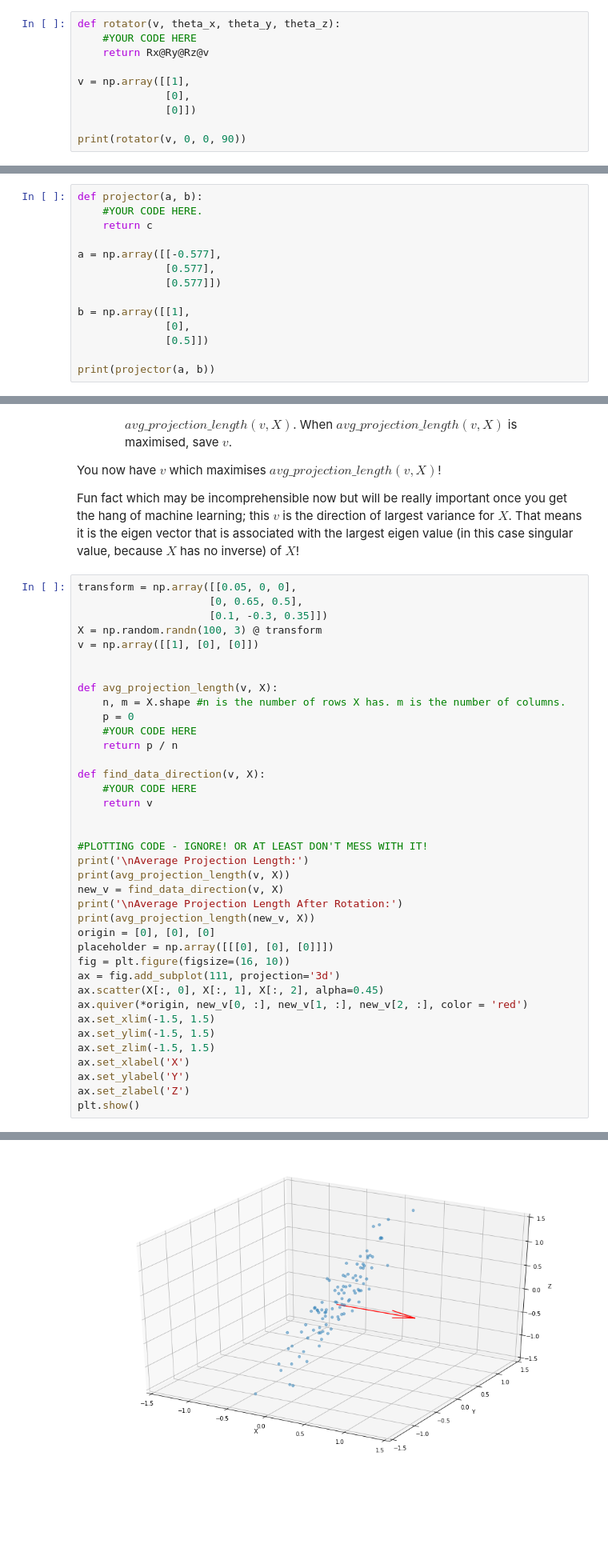
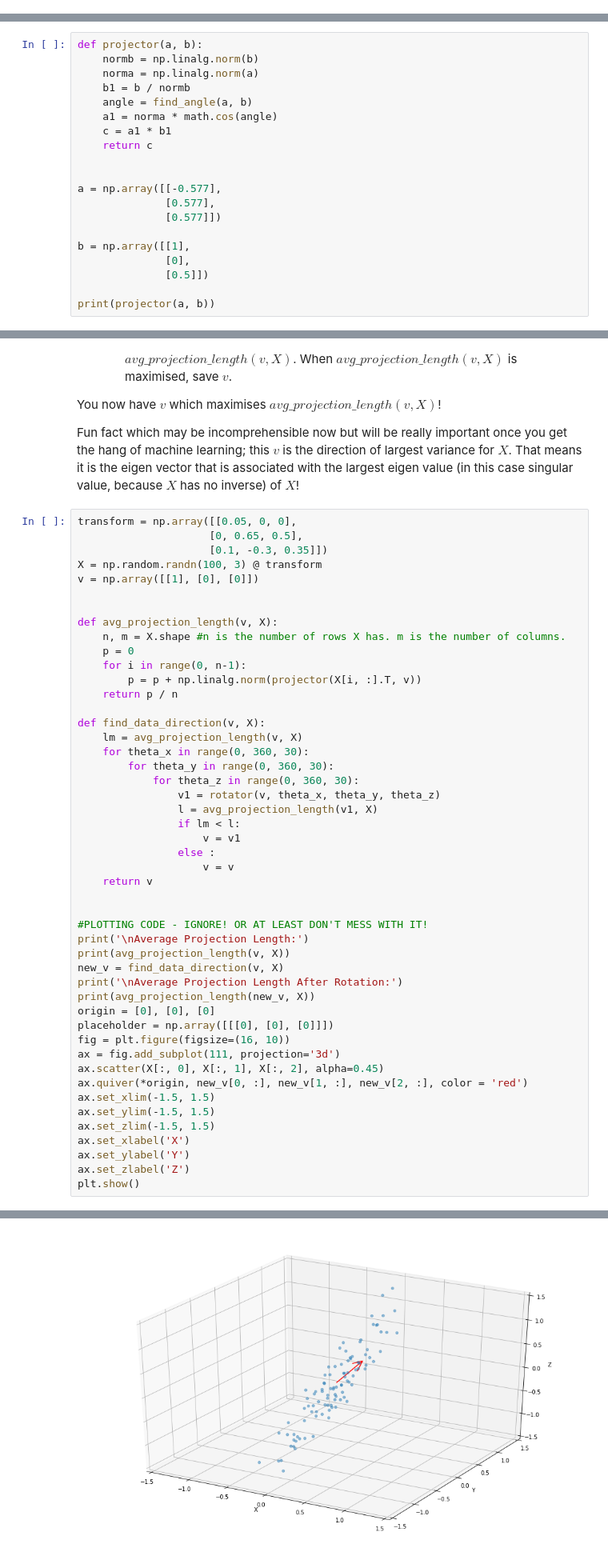
Before and after one commit to JinhMa/6670-Machine-Learning, a Jupyter notebook: C3670_A2.ipynb, the cells around one changed output, grey strips where cells are left out. Shown: that part at 80% size. Drawn from its saved outputs; the diff is of its cells as text; blank space fills up the shorter version.

```diff
--- a/C3670_A2.ipynb
+++ b/C3670_A2.ipynb
@@ -196,13 +209,3 @@ print(find_angle(a, b))
 - Use $math.radians()$ to convert degrees to radians.
 - Use $math.cos()$ and $math.sin$, but remember those functions take radians, not degrees!
 - There may be some minor numerical errors. Don't worry, this isn't a floating point algebra course, you won't be penalised for floating point error! If you don't understand what I just said, you also won't be penalised!
-# %%
-def rotator(v, theta_x, theta_y, theta_z):
-    #YOUR CODE HERE
-    return Rx@Ry@Rz@v
-
-v = np.array([[1],
-              [0],
-              [0]])
-
-print(rotator(v, 0, 0, 90))
@@ -220,8 +256,14 @@ The projection of a vector $a$ onto another vector $b$ *sounds* intimidating, bu
 **HINT:** https://en.wikipedia.org/wiki/Vector_projection
 # %%
 def projector(a, b):
-    #YOUR CODE HERE.
+    normb = np.linalg.norm(b)
+    norma = np.linalg.norm(a)
+    b1 = b / normb
+    angle = find_angle(a, b)
+    a1 = norma * math.cos(angle)
+    c = a1 * b1
     return c
+
 
 a = np.array([[-0.577],
               [0.577],
@@ -281,11 +327,21 @@ v = np.array([[1], [0], [0]])
 def avg_projection_length(v, X):
     n, m = X.shape #n is the number of rows X has. m is the number of columns.
     p = 0
-    #YOUR CODE HERE
+    for i in range(0, n-1):
+        p = p + np.linalg.norm(projector(X[i, :].T, v))
     return p / n
 
 def find_data_direction(v, X):
-    #YOUR CODE HERE
+    lm = avg_projection_length(v, X)
+    for theta_x in range(0, 360, 30):
+        for theta_y in range(0, 360, 30):
+            for theta_z in range(0, 360, 30):
+                v1 = rotator(v, theta_x, theta_y, theta_z)
+                l = avg_projection_length(v1, X)
+                if lm < l:
+                    v = v1
+                else :
+                    v = v
     return v
 
 
@@ -317,4 +373,4 @@ Average Projection Length After Rotation:
-[figure, old version]
+[figure, new version]
 # %% [markdown]
 PROGRAMMING EXERCISE 3
 ---
```
Also changed, not shown: parts of 7 cells of this notebook.
